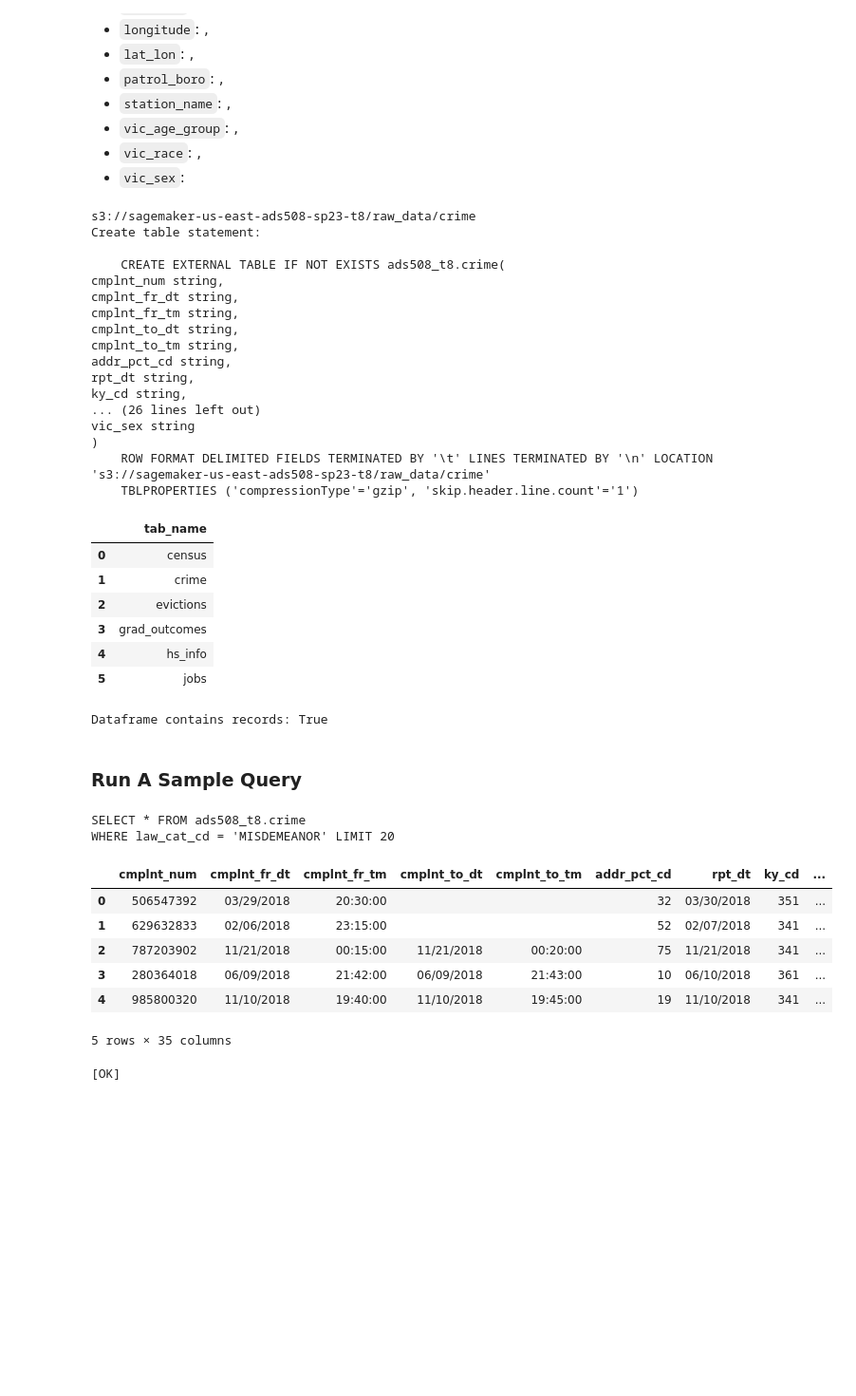
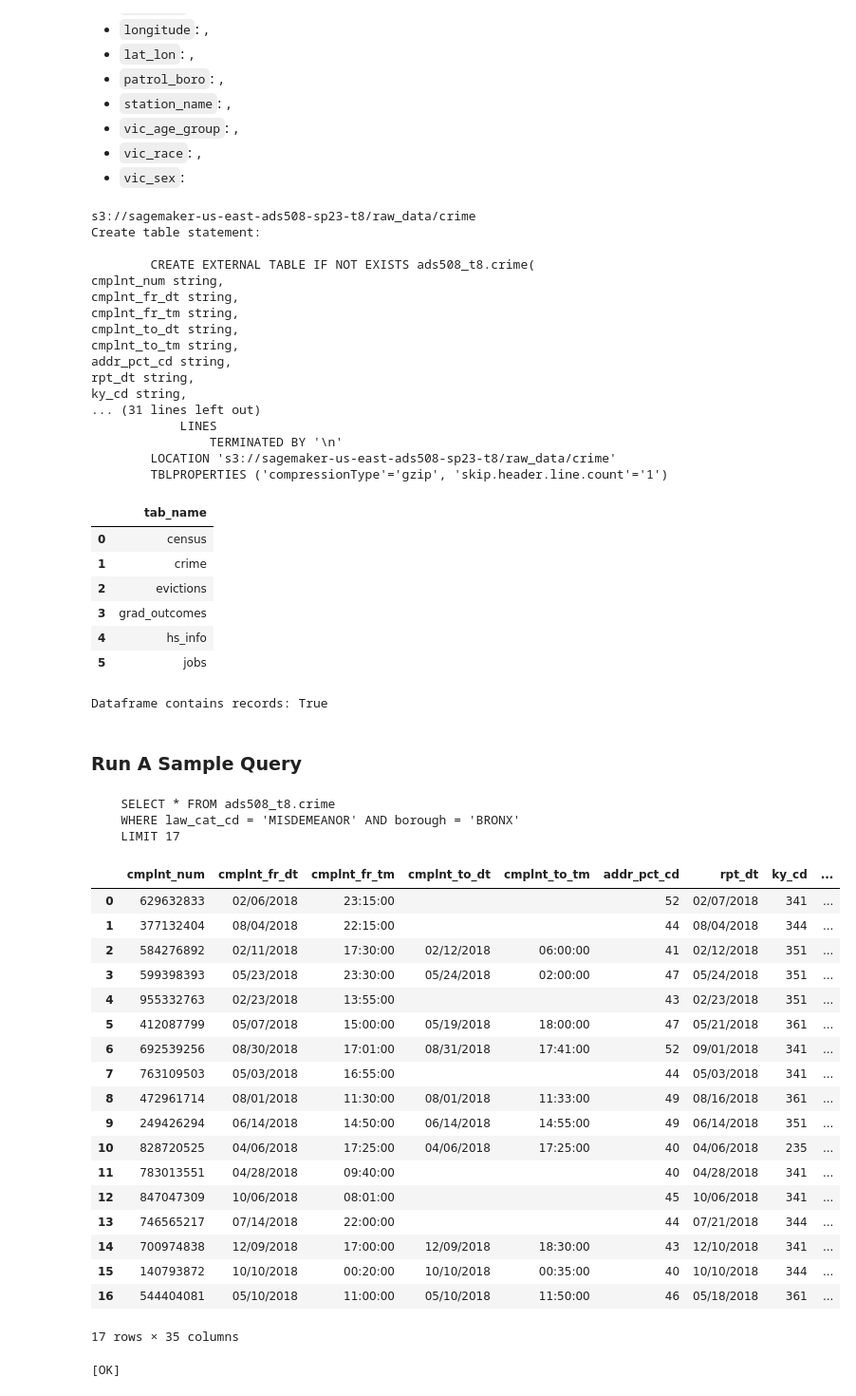
Before and after one commit to amcarr-ds/ML_modeling_using_AWS_proj, a Jupyter notebook: deliverables/00_S3_Setup_amc_v1.ipynb, the cells around one changed output. Shown at 95% size. Cells and saved outputs as stored; diff of their text form; code cells hidden in the pictures; blank space fills up the shorter version.

```diff
--- a/deliverables/00_S3_Setup_amc_v1.ipynb
+++ b/deliverables/00_S3_Setup_amc_v1.ipynb
@@ -669,8 +709,8 @@ else:
 - `vic_race`: ,
 - `vic_sex`:
 # %%
-cri_tbl_name = 'crime'
-cri_field_list = """
+cri_tsv_tbl_name = 'crime'
+cri_tsv_field_list = """
 cmplnt_num string,
 cmplnt_fr_dt string,
 cmplnt_fr_tm string,
@@ -684,7 +724,7 @@ pd_cd string,
 pd_desc string,
 crm_atpt_cptd_cd string,
 law_cat_cd string,
-boro_nm string,
+borough string,
 loc_of_occur_desc string,
 prem_typ_desc string,
 juris_desc string,
@@ -707,14 +747,14 @@ vic_age_group string,
 vic_race string,
 vic_sex string
 """
-cri_s3_raw_data_path = f"s3://{bucket}/raw_data/crime"
-print(cri_s3_raw_data_path)
+cri_tsv_s3_raw_data_path = f"s3://{bucket}/raw_data/crime"
+print(cri_tsv_s3_raw_data_path)
 
 create_athena_tbl_tsv(conn=conn,
                       db=database_name,
-                      tbl_name=cri_tbl_name,
-                      fields=cri_field_list,
-                      s3_path=cri_s3_raw_data_path,
+                      tbl_name=cri_tsv_tbl_name,
+                      fields=cri_tsv_field_list,
+                      s3_path=cri_tsv_s3_raw_data_path,
                       delim='\\t',
                       comp="'compressionType'='gzip', ",
                       skip="'skip.header.line.count'='1'")
@@ -722,7 +762,7 @@ create_athena_tbl_tsv(conn=conn,
 s3://sagemaker-us-east-ads508-sp23-t8/raw_data/crime
 Create table statement:
 
-    CREATE EXTERNAL TABLE IF NOT EXISTS ads508_t8.crime(
+        CREATE EXTERNAL TABLE IF NOT EXISTS ads508_t8.crime(
 cmplnt_num string,
 cmplnt_fr_dt string,
 cmplnt_fr_tm string,
@@ -731,11 +771,11 @@ cmplnt_to_tm string,
 addr_pct_cd string,
 rpt_dt string,
 ky_cd string,
-... (26 lines left out)
-vic_sex string
-)
-    ROW FORMAT DELIMITED FIELDS TERMINATED BY '\t' LINES TERMINATED BY '\n' LOCATION 's3://sagemaker-us-east-ads508-sp23-t8/raw_data/crime'
-    TBLPROPERTIES ('compressionType'='gzip', 'skip.header.line.count'='1')
+... (31 lines left out)
+            LINES
+                TERMINATED BY '\n'
+        LOCATION 's3://sagemaker-us-east-ads508-sp23-t8/raw_data/crime'
+        TBLPROPERTIES ('compressionType'='gzip', 'skip.header.line.count'='1')
 |  | tab_name |
 | 0 | census |
 | 1 | crime |
@@ -748,26 +788,43 @@ Dataframe contains records: True
 ### Run A Sample Query
 # %%
 cri_law_cat_cd01 = "MISDEMEANOR"
+cri_borough01 = "BRONX"
 
-cri_select_dbn_stmnt = f"""SELECT * FROM {database_name}.{cri_tbl_name}
-WHERE law_cat_cd = '{cri_law_cat_cd01}' LIMIT 20"""
+cri_select_dbn_stmnt01 = f"""
+    SELECT * FROM {database_name}.{cri_tsv_tbl_name}
+    WHERE law_cat_cd = '{cri_law_cat_cd01}' AND borough = '{cri_borough01}'
+    LIMIT 17
+    """
 
-print(cri_select_dbn_stmnt)
+print(cri_select_dbn_stmnt01)
 # %% [output]
-SELECT * FROM ads508_t8.crime
-WHERE law_cat_cd = 'MISDEMEANOR' LIMIT 20
+    SELECT * FROM ads508_t8.crime
+    WHERE law_cat_cd = 'MISDEMEANOR' AND borough = 'BRONX'
+    LIMIT 17
 # %%
-cri_df01_s01 = pd.read_sql(cri_select_dbn_stmnt,
+cri_df01_s01 = pd.read_sql(cri_select_dbn_stmnt01,
                            conn)
-cri_df01_s01.head(5)
+cri_df01_s01.head(17)
 # %% [output]
 |  | cmplnt_num | cmplnt_fr_dt | cmplnt_fr_tm | cmplnt_to_dt | cmplnt_to_tm | addr_pct_cd | rpt_dt | ky_cd | ... |
-| 0 | 506547392 | 03/29/2018 | 20:30:00 |  |  | 32 | 03/30/2018 | 351 | ... |
-| 1 | 629632833 | 02/06/2018 | 23:15:00 |  |  | 52 | 02/07/2018 | 341 | ... |
-| 2 | 787203902 | 11/21/2018 | 00:15:00 | 11/21/2018 | 00:20:00 | 75 | 11/21/2018 | 341 | ... |
-| 3 | 280364018 | 06/09/2018 | 21:42:00 | 06/09/2018 | 21:43:00 | 10 | 06/10/2018 | 361 | ... |
-| 4 | 985800320 | 11/10/2018 | 19:40:00 | 11/10/2018 | 19:45:00 | 19 | 11/10/2018 | 341 | ... |
+| 0 | 629632833 | 02/06/2018 | 23:15:00 |  |  | 52 | 02/07/2018 | 341 | ... |
+| 1 | 377132404 | 08/04/2018 | 22:15:00 |  |  | 44 | 08/04/2018 | 344 | ... |
+| 2 | 584276892 | 02/11/2018 | 17:30:00 | 02/12/2018 | 06:00:00 | 41 | 02/12/2018 | 351 | ... |
+| 3 | 599398393 | 05/23/2018 | 23:30:00 | 05/24/2018 | 02:00:00 | 47 | 05/24/2018 | 351 | ... |
+| 4 | 955332763 | 02/23/2018 | 13:55:00 |  |  | 43 | 02/23/2018 | 351 | ... |
+| 5 | 412087799 | 05/07/2018 | 15:00:00 | 05/19/2018 | 18:00:00 | 47 | 05/21/2018 | 361 | ... |
+| 6 | 692539256 | 08/30/2018 | 17:01:00 | 08/31/2018 | 17:41:00 | 52 | 09/01/2018 | 341 | ... |
+| 7 | 763109503 | 05/03/2018 | 16:55:00 |  |  | 44 | 05/03/2018 | 341 | ... |
+| 8 | 472961714 | 08/01/2018 | 11:30:00 | 08/01/2018 | 11:33:00 | 49 | 08/16/2018 | 361 | ... |
+| 9 | 249426294 | 06/14/2018 | 14:50:00 | 06/14/2018 | 14:55:00 | 49 | 06/14/2018 | 351 | ... |
+| 10 | 828720525 | 04/06/2018 | 17:25:00 | 04/06/2018 | 17:25:00 | 40 | 04/06/2018 | 235 | ... |
+| 11 | 783013551 | 04/28/2018 | 09:40:00 |  |  | 40 | 04/28/2018 | 341 | ... |
+| 12 | 847047309 | 10/06/2018 | 08:01:00 |  |  | 45 | 10/06/2018 | 341 | ... |
+| 13 | 746565217 | 07/14/2018 | 22:00:00 |  |  | 44 | 07/21/2018 | 344 | ... |
+| 14 | 700974838 | 12/09/2018 | 17:00:00 | 12/09/2018 | 18:30:00 | 43 | 12/10/2018 | 341 | ... |
+| 15 | 140793872 | 10/10/2018 | 00:20:00 | 10/10/2018 | 00:35:00 | 40 | 10/10/2018 | 344 | ... |
+| 16 | 544404081 | 05/10/2018 | 11:00:00 | 05/10/2018 | 11:50:00 | 46 | 05/18/2018 | 361 | ... |
-5 rows × 35 columns
+17 rows × 35 columns
 # %%
 if not cri_df01_s01.empty:
     print("[OK]")
```
Also changed, not shown: parts of 44 cells of this notebook.
